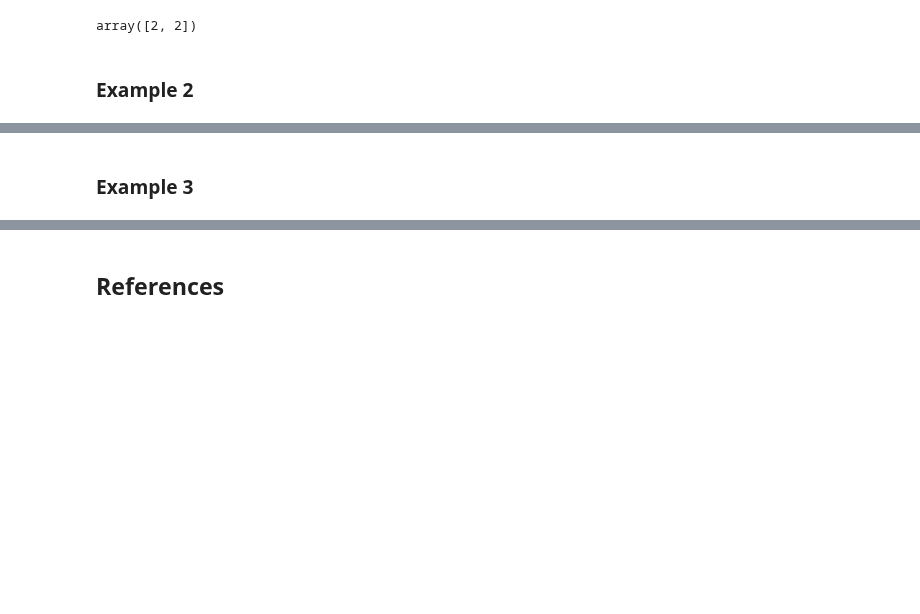
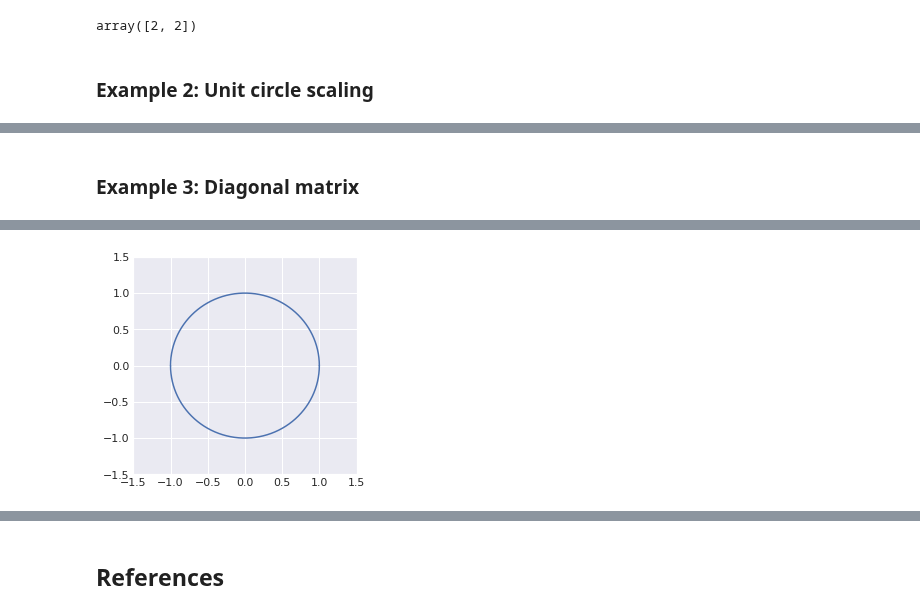
Before and after one commit to rahiakela/mathematics-for-machine-learning, a Jupyter notebook: deep-learning-book-maths/2_8_singular_value_decomposition.ipynb, the cells around one changed output, grey strips where cells are left out. Drawn from its saved outputs; the diff is of its cells as text; code cells hidden in the pictures; blank space fills up the shorter version.

```diff
--- a/deep-learning-book-maths/2_8_singular_value_decomposition.ipynb
+++ b/deep-learning-book-maths/2_8_singular_value_decomposition.ipynb
@@ -191,7 +167,7 @@ W
 # %% [output]
 array([2, 2])
 # %% [markdown]
-### Example 2
+### Example 2: Unit circle scaling
 # %% [markdown]
 To represent the linear transformation associated with matrices we can also draw the unit circle and see how a matrix can transform it (see the BONUS in [2.7](https://hadrienj.github.io/posts/Deep-Learning-Book-Series-2.7-Eigendecomposition/)). The unit circle represents the coordinates of every unit vectors (vector of length 1, see [2.6](https://hadrienj.github.io/posts/Deep-Learning-Book-Series-2.6-Special-Kinds-of-Matrices-and-Vectors/)).
 
@@ -239,7 +215,7 @@ We can see that the matrix doubled the size of the circle. But in some transform
 
 Let's see what it means graphically.
 # %% [markdown]
-### Example 3
+### Example 3: Diagonal matrix
 # %% [markdown]
 We will apply the matrix:
 
@@ -319,3 +295,14 @@ y^2=1-x^2\\\\
 y=\sqrt{1-x^2}
 \end{align*}
 $$
+# %%
+x = np.linspace(-1, 1, 100000)
+y = np.sqrt(1 - (x ** 2))
+
+plt.plot(x, y, sns.color_palette().as_hex()[0])
+plt.plot(x, -y, sns.color_palette().as_hex()[0])
+plt.xlim(-1.5, 1.5)
+plt.ylim(-1.5, 1.5)
+plt.show()
+# %% [output]
+[figure, added]
```
Also changed, not shown: parts of 100 cells of this notebook.
